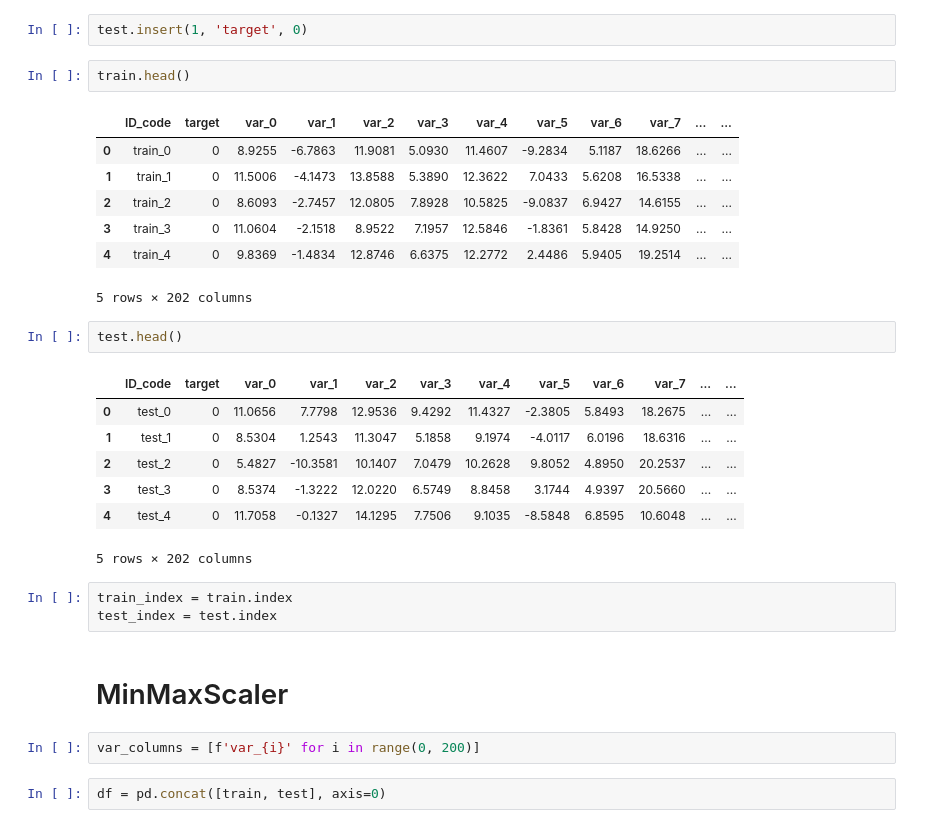
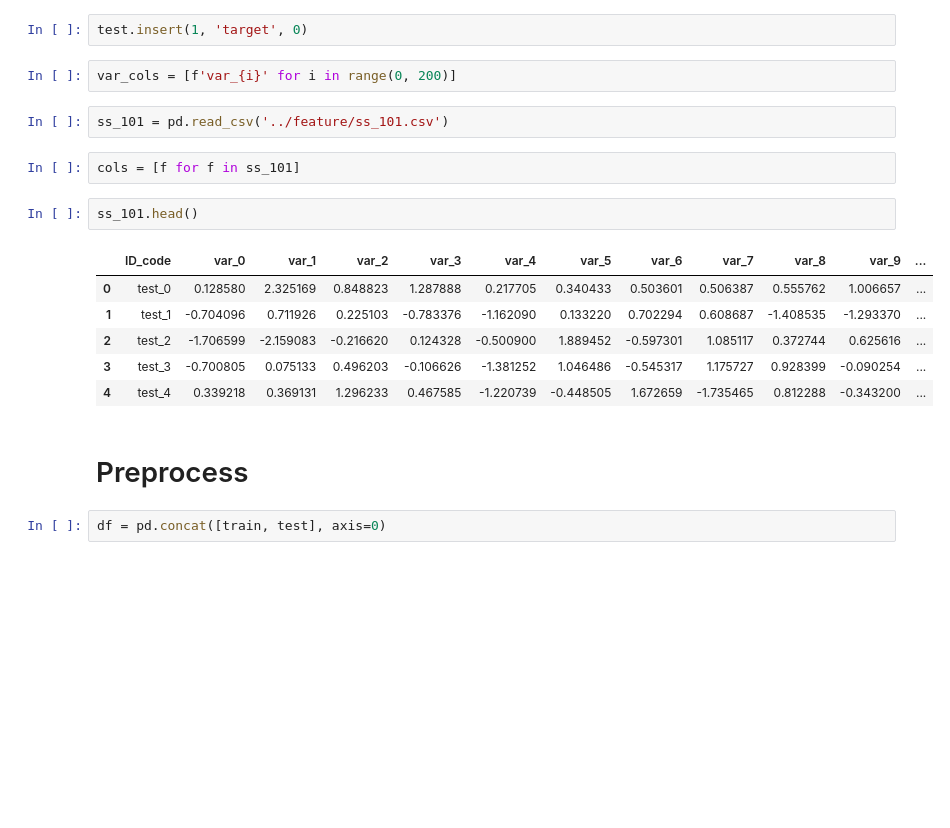
Before and after one commit to ishtos/santander, a Jupyter notebook: ipynb/Cluster.ipynb, the cells around one changed output. Saved outputs shown, nothing was run; the diff lists cells and outputs as text; blank space fills up the shorter version.

```diff
--- a/ipynb/Cluster.ipynb
+++ b/ipynb/Cluster.ipynb
@@ -40,32 +45,22 @@ train = pd.read_csv('../input/train.csv')
 test = pd.read_csv('../input/test.csv')
 # %%
 test.insert(1, 'target', 0)
+# %%
+var_cols = [f'var_{i}' for i in range(0, 200)]
+# %%
+ss_101 = pd.read_csv('../feature/ss_101.csv')
+# %%
+cols = [f for f in ss_101]
 # %%
-train.head()
+ss_101.head()
 # %% [output]
-|  | ID_code | target | var_0 | var_1 | var_2 | var_3 | var_4 | var_5 | var_6 | var_7 | ... | ... |
-| 0 | train_0 | 0 | 8.9255 | -6.7863 | 11.9081 | 5.0930 | 11.4607 | -9.2834 | 5.1187 | 18.6266 | ... | ... |
-| 1 | train_1 | 0 | 11.5006 | -4.1473 | 13.8588 | 5.3890 | 12.3622 | 7.0433 | 5.6208 | 16.5338 | ... | ... |
-| 2 | train_2 | 0 | 8.6093 | -2.7457 | 12.0805 | 7.8928 | 10.5825 | -9.0837 | 6.9427 | 14.6155 | ... | ... |
-| 3 | train_3 | 0 | 11.0604 | -2.1518 | 8.9522 | 7.1957 | 12.5846 | -1.8361 | 5.8428 | 14.9250 | ... | ... |
-| 4 | train_4 | 0 | 9.8369 | -1.4834 | 12.8746 | 6.6375 | 12.2772 | 2.4486 | 5.9405 | 19.2514 | ... | ... |
+|  | ID_code | var_0 | var_1 | var_2 | var_3 | var_4 | var_5 | var_6 | var_7 | var_8 | var_9 | ... |
+| 0 | test_0 | 0.128580 | 2.325169 | 0.848823 | 1.287888 | 0.217705 | 0.340433 | 0.503601 | 0.506387 | 0.555762 | 1.006657 | ... |
+| 1 | test_1 | -0.704096 | 0.711926 | 0.225103 | -0.783376 | -1.162090 | 0.133220 | 0.702294 | 0.608687 | -1.408535 | -1.293370 | ... |
+| 2 | test_2 | -1.706599 | -2.159083 | -0.216620 | 0.124328 | -0.500900 | 1.889452 | -0.597301 | 1.085117 | 0.372744 | 0.625616 | ... |
+| 3 | test_3 | -0.700805 | 0.075133 | 0.496203 | -0.106626 | -1.381252 | 1.046486 | -0.545317 | 1.175727 | 0.928399 | -0.090254 | ... |
+| 4 | test_4 | 0.339218 | 0.369131 | 1.296233 | 0.467585 | -1.220739 | -0.448505 | 1.672659 | -1.735465 | 0.812288 | -0.343200 | ... |
-5 rows × 202 columns
-# %%
-test.head()
-# %% [output]
-|  | ID_code | target | var_0 | var_1 | var_2 | var_3 | var_4 | var_5 | var_6 | var_7 | ... | ... |
-| 0 | test_0 | 0 | 11.0656 | 7.7798 | 12.9536 | 9.4292 | 11.4327 | -2.3805 | 5.8493 | 18.2675 | ... | ... |
-| 1 | test_1 | 0 | 8.5304 | 1.2543 | 11.3047 | 5.1858 | 9.1974 | -4.0117 | 6.0196 | 18.6316 | ... | ... |
-| 2 | test_2 | 0 | 5.4827 | -10.3581 | 10.1407 | 7.0479 | 10.2628 | 9.8052 | 4.8950 | 20.2537 | ... | ... |
-| 3 | test_3 | 0 | 8.5374 | -1.3222 | 12.0220 | 6.5749 | 8.8458 | 3.1744 | 4.9397 | 20.5660 | ... | ... |
-| 4 | test_4 | 0 | 11.7058 | -0.1327 | 14.1295 | 7.7506 | 9.1035 | -8.5848 | 6.8595 | 10.6048 | ... | ... |
-5 rows × 202 columns
-# %%
-train_index = train.index
-test_index = test.index
 # %% [markdown]
-# MinMaxScaler
+# Preprocess
-# %%
-var_columns = [f'var_{i}' for i in range(0, 200)]
 # %%
 df = pd.concat([train, test], axis=0)
```
Also changed, not shown: parts of 22 cells of this notebook, 44 other files.
